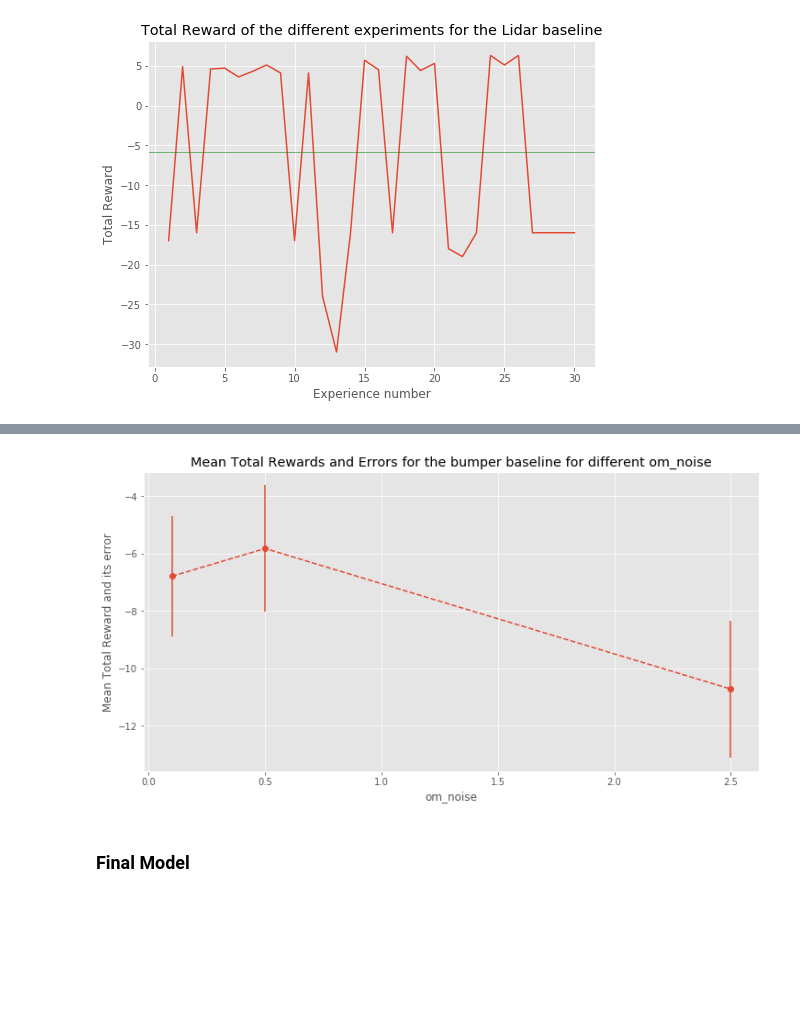
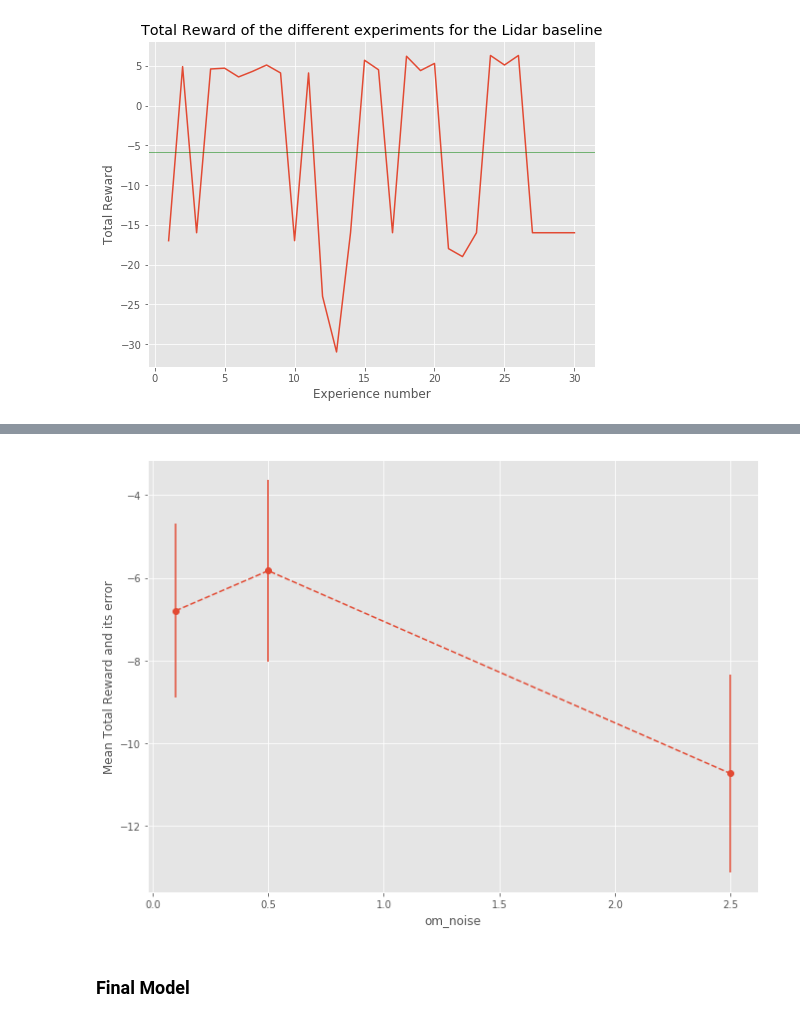
Before and after one commit to cbartolm/CS238_Project, a Jupyter notebook: Plot results.ipynb, the cells around one changed output, grey strips where cells are left out. Saved outputs shown, nothing was run; the diff lists cells and outputs as text; code cells hidden in the pictures; blank space fills up the shorter version.

```diff
--- a/Plot results.ipynb
+++ b/Plot results.ipynb
@@ -97,18 +92,17 @@ plt.savefig('lidar_v_noise.png')
 # %%
 ## om_noise_coefficient plots
 
 y = [-6.793, -5.827, -10.730]
 yerr = [2.098, 2.205, 2.392]
 
-plt.figure(6, figsize=(12,6))
+plt.figure(6, figsize=(11,8))
 plt.errorbar(x = [0.1, 0.5, 2.5], y = y, yerr = yerr, fmt='--o')
-plt.title("Mean Total Rewards and Errors for the bumper baseline for different om_noise")
 plt.xlabel("om_noise")
 plt.ylabel("Mean Total Reward and its error")
 
 plt.savefig('lidar_om_noise.png')
 # %% [output]
-[figure, old version]
+[figure, new version]
 # %% [markdown]
 ### Final Model
 # %%
```
Also changed, not shown: parts of 5 cells of this notebook, 7 other files.
